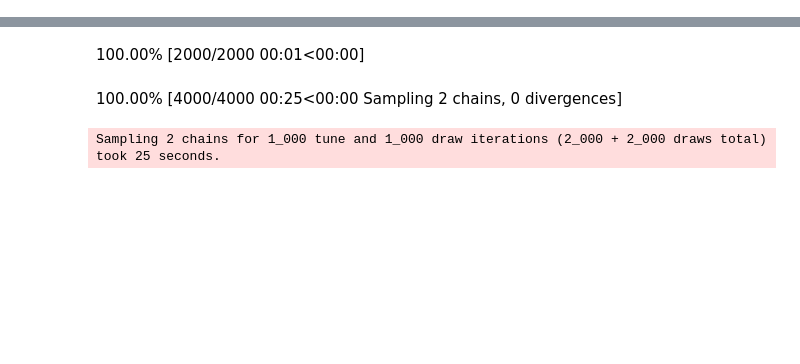
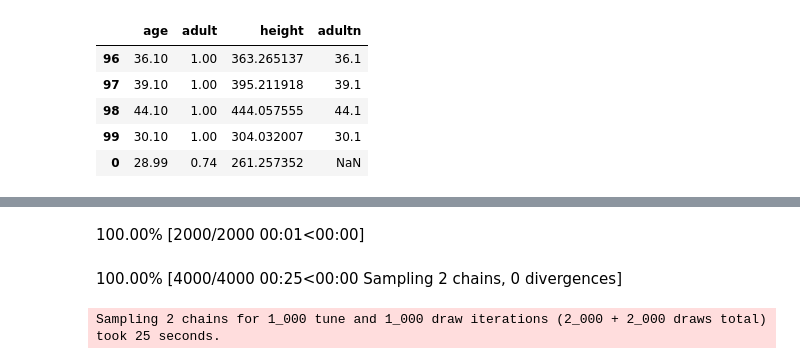
Before and after one commit to guyyos/tusha, a Jupyter notebook: notebooks/test3.ipynb, the cells around one changed output, grey strips where cells are left out. Saved outputs shown, nothing was run; the diff lists cells and outputs as text; code cells hidden in the pictures; blank space fills up the shorter version.

```diff
--- a/notebooks/test3.ipynb
+++ b/notebooks/test3.ipynb
@@ -51,13 +71,22 @@ df
 100 rows × 4 columns
 # %%
 # Define the new row to be added
-new_row = [{'age':np.nan,'adult':df['adult'].mean(),'height':df['height'].mean(),'adultn':df['adultn'].mean()},
-           {'age':df['age'].mean(),'adult':np.nan,'height':df['height'].mean(),'adultn':df['adultn'].mean()},
+df2 = DataFrame([{'age':df['age'].mean(),'adult':np.nan,'height':df['height'].mean(),'adultn':df['adultn'].mean()},
            {'age':df['age'].mean(),'adult':df['adult'].mean(),'height':np.nan,'adultn':df['adultn'].mean()},
-           {'age':df['age'].mean(),'adult':df['adult'].mean(),'height':df['height'].mean(),'adultn':np.nan}]
+           {'age':df['age'].mean(),'adult':df['adult'].mean(),'height':df['height'].mean(),'adultn':np.nan}])
+df2 = DataFrame([{'age':df['age'].mean(),'adult':df['adult'].mean(),'height':df['height'].mean(),'adultn':np.nan}])
 
 # Use the loc method to add the new row to the DataFrame
-df.loc[len(df)] = new_row
+df = pd.concat([df,df2])
+
+df.tail()
+# %% [output]
+|  | age | adult | height | adultn |
+| 96 | 36.10 | 1.00 | 363.265137 | 36.1 |
+| 97 | 39.10 | 1.00 | 395.211918 | 39.1 |
+| 98 | 44.10 | 1.00 | 444.057555 | 44.1 |
+| 99 | 30.10 | 1.00 | 304.032007 | 30.1 |
+| 0 | 28.99 | 0.74 | 261.257352 | NaN |
 # %%
 df.tail()
 # %% [output]
```
Also changed, not shown: parts of 15 cells of this notebook, 4 other files.
